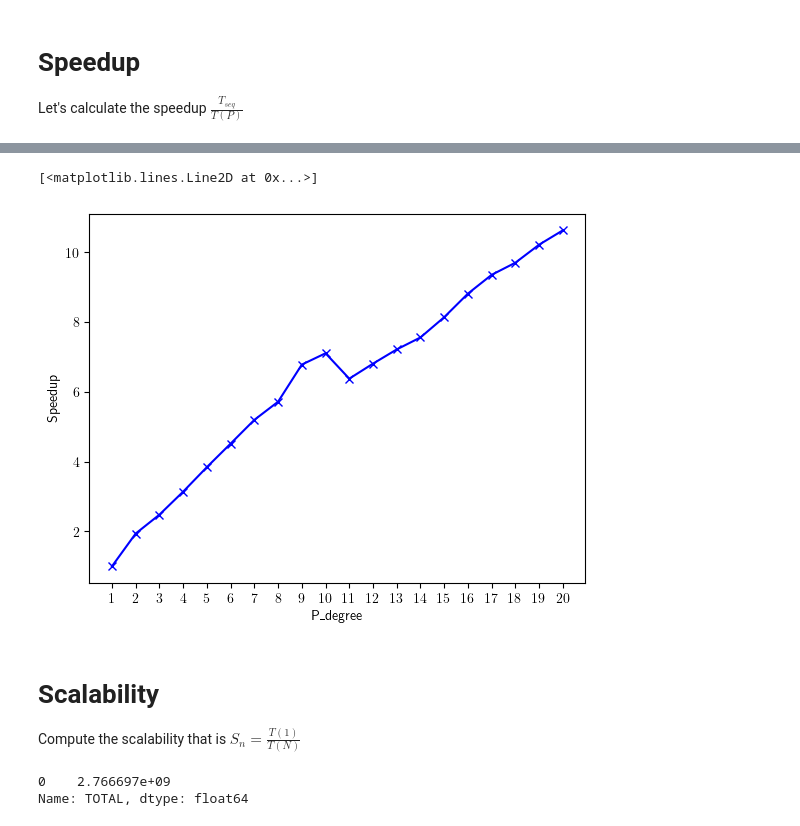
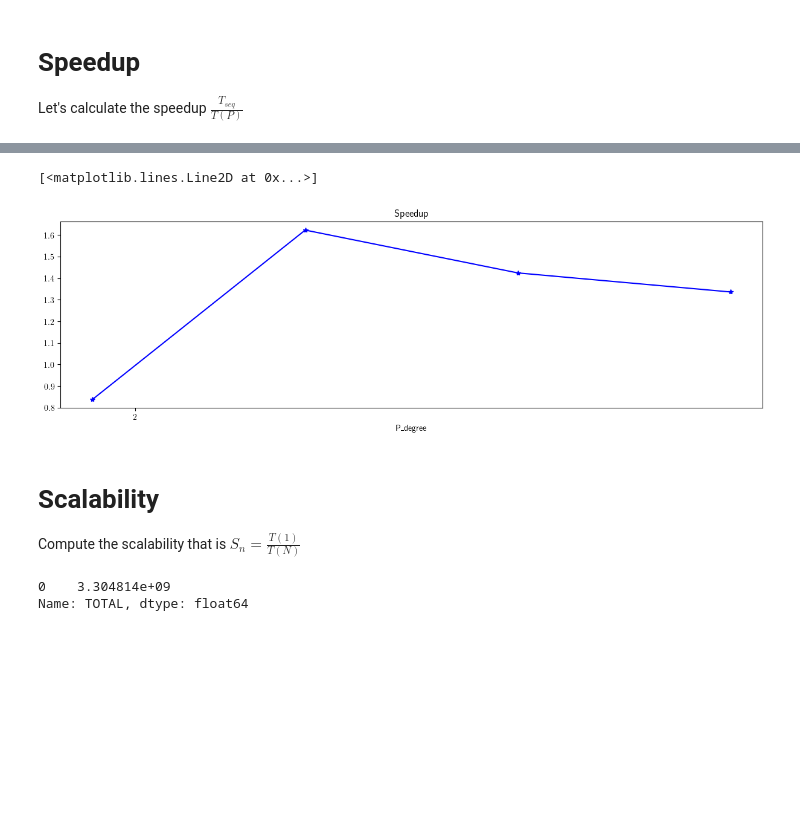
Before and after one commit to federicosilvestri/spm-project, a Jupyter notebook: benchmark_workspace/Thread_impl.ipynb, the cells around one changed output, grey strips where cells are left out. Cells and saved outputs as stored; diff of their text form; code cells hidden in the pictures; blank space fills up the shorter version.

```diff
--- a/benchmark_workspace/Thread_impl.ipynb
+++ b/benchmark_workspace/Thread_impl.ipynb
@@ -1,8 +5,9 @@
 # %%
-seq = get_standardized_measures('results/sequential_10.csv')
+seq = get_standardized_measures(f'results/sequential_{DATASET}.csv')
 seq_time_tot = seq['TOTAL'].mean()
+seq_time_freq = seq['FREQCALC'].mean()
 # %%
-data = get_standardized_measures('results/thr_10.csv', excluded_columns=['P_DEGREE'])
+data = get_standardized_measures(f'results/thr_{DATASET}.csv', excluded_columns=['P_DEGREE'])
 # %%
 data
 # %% [output]
@@ -47,7 +47,7 @@ Here we remove the outliers for the data and we compute the mean
 import pandas as pd
 # %%
 # compute the mean for each group
-sp_data = data.groupby('P_DEGREE', as_index=False).mean()
+sp_data = data.groupby('P_DEGREE', as_index=False).median()
 # %%
 sp_data
 # %% [output]
@@ -97,13 +73,14 @@ sp_data
 # %%
 # plot results
-plt.xticks(sp_data['P_DEGREE'])
+plt.figure(figsize=(15,4))
+plt.title("Speedup")
 plt.xlabel('P_{degree}')
-plt.ylabel('Speedup')
+plt.xticks(range(0, len(sp_data), 2))
 
-plt.plot(sp_data['P_DEGREE'], sp_data['S_p'], 'x-b')
+plt.plot(sp_data['P_DEGREE'], sp_data['S_p'], '*-b')
 # %% [output]
 [<matplotlib.lines.Line2D at 0x...>]
-[figure, old version]
+[figure, new version]
 # %% [markdown]
 # Scalability
 
@@ -112,7 +89,7 @@ Compute the scalability that is $S_n=\frac{T(1)}{T(N)}$
 time_n0 = sp_data[sp_data['P_DEGREE'] == 1]['TOTAL']
 time_n0
 # %% [output]
-0    2.766697e+09
+0    3.304814e+09
 Name: TOTAL, dtype: float64
 # %%
 sp_data['S_c'] = sp_data['TOTAL'].map(lambda x: time_n0 / x)
```
Also changed, not shown: parts of 7 cells of this notebook, 35 other files.
